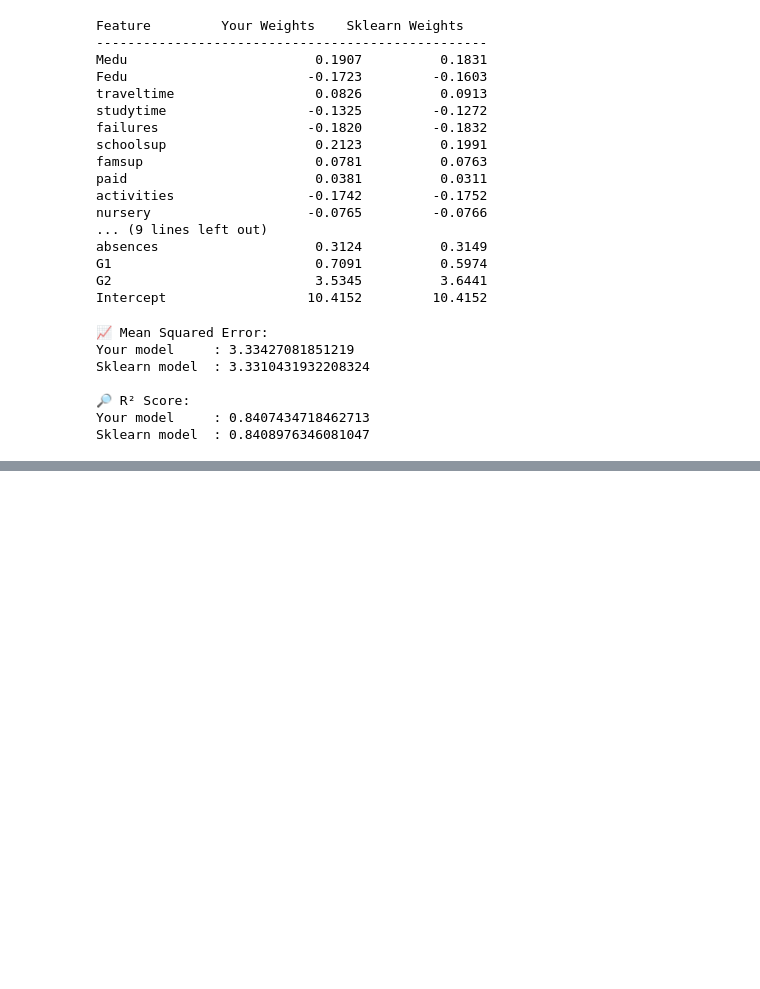
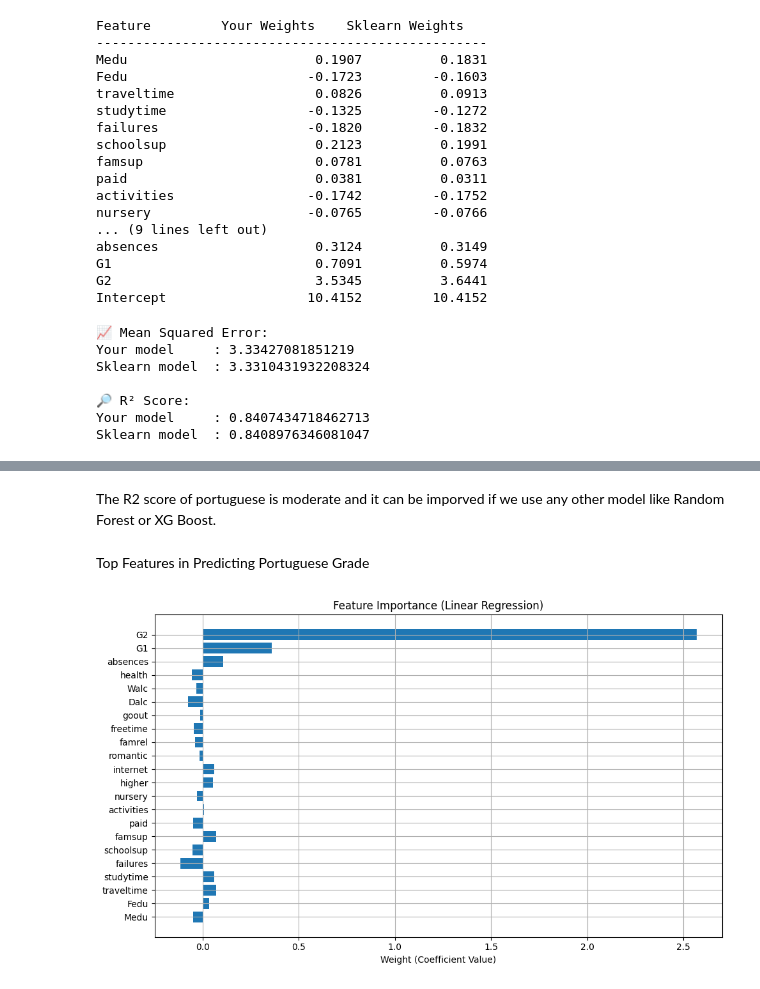
Before and after one commit to manan35122/Predicting-Student-Academic-Performance-Using-Socioeconomic-and-Psychological-Factors, a Jupyter notebook: main.ipynb, the cells around one changed output, grey strips where cells are left out. Cells and saved outputs as stored; diff of their text form; code cells hidden in the pictures; blank space fills up the shorter version.

```diff
--- a/main.ipynb
+++ b/main.ipynb
@@ -176,0 +227,16 @@ Sklearn model  : 0.8408976346081047
+# %% [markdown]
+The R2 score of portuguese is moderate and it can be imporved if we use any other model like Random Forest or XG Boost.
+# %% [markdown]
+Top Features in Predicting Portuguese Grade
+# %%
+names = X.columns.to_list()
+
+plt.figure(figsize=(10, 6))
+plt.barh(names, weight_por)
+plt.xlabel("Weight (Coefficient Value)")
+plt.title("Feature Importance (Linear Regression)")
+plt.grid(True)
+plt.tight_layout()
+plt.show()
+# %% [output]
+[figure, added]
```
Also changed, not shown: parts of 8 cells of this notebook.
